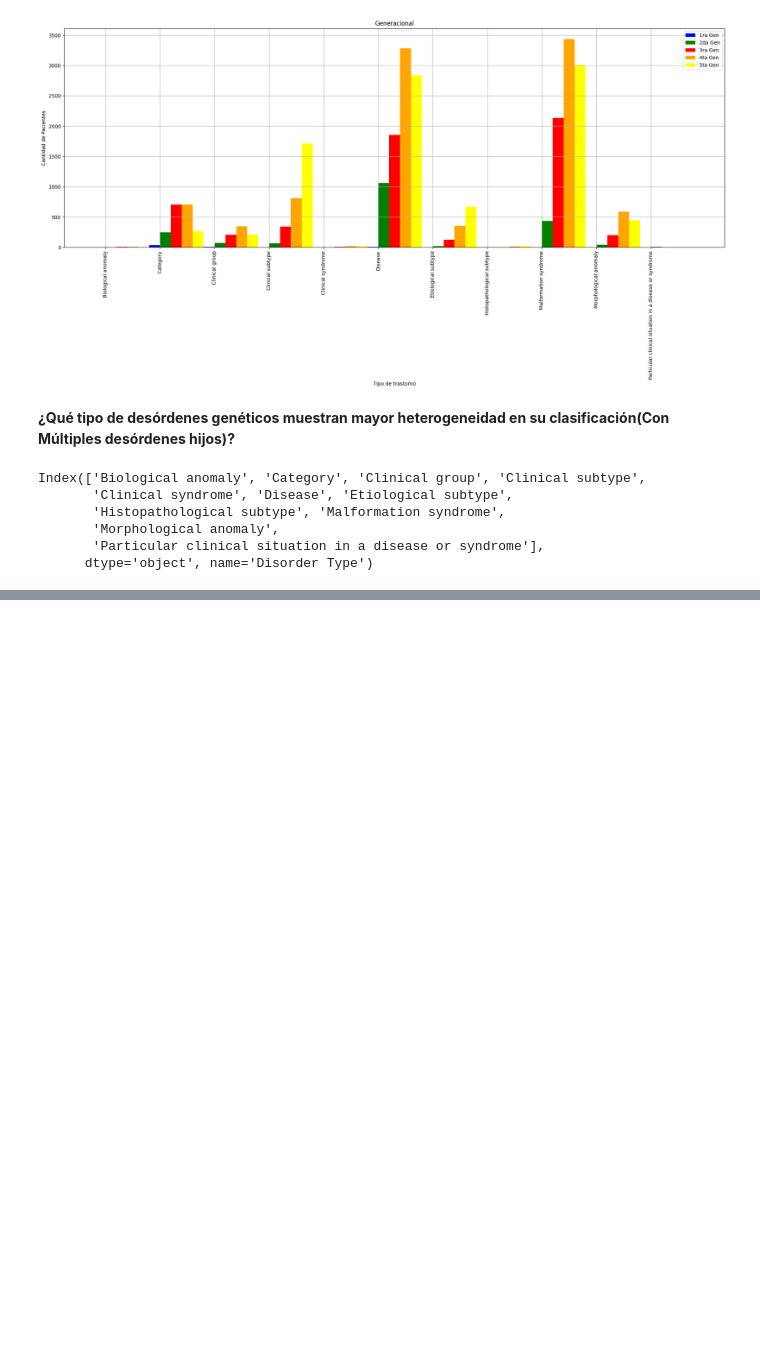
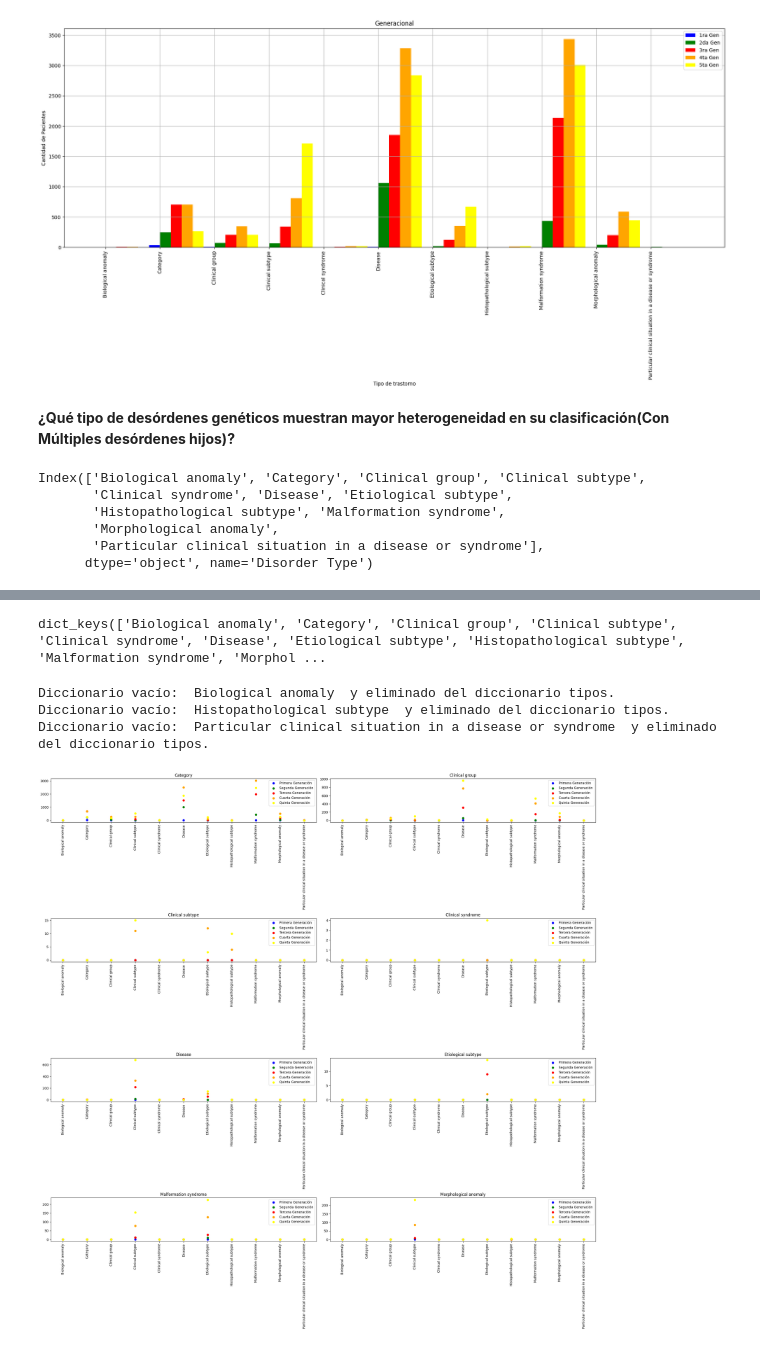
Before and after one commit to felipeduque2411/Classification_disease, a Jupyter notebook: Clasificacion_enfermedades_raras.ipynb, the cells around one changed output, grey strips where cells are left out. Saved outputs shown, nothing was run; the diff lists cells and outputs as text; code cells hidden in the pictures; blank space fills up the shorter version.

```diff
--- a/Clasificacion_enfermedades_raras.ipynb
+++ b/Clasificacion_enfermedades_raras.ipynb
@@ -4015,0 +3606,68 @@ plt.legend()
+# %%
+dfs_por_trastorno.keys()
+# %% [output]
+dict_keys(['Biological anomaly', 'Category', 'Clinical group', 'Clinical subtype', 'Clinical syndrome', 'Disease', 'Etiological subtype', 'Histopathological subtype', 'Malformation syndrome', 'Morphol ...
+# %%
+#Bucle para guardar en otro diccionario las listas con los valores de cada categoria por generaciones hijas
+valores_por_generacion = {}
+tipos = {}
+for tipo in listado_dt:
+  tipos[tipo] = {}
+  for i in range(1,6):
+    if dfs_por_trastorno[tipo]['Rama'].empty:
+      continue
+    else:
+      valores_por_generacion[i] = dfs_por_trastorno[tipo][dfs_por_trastorno[tipo]['Rama']==i]
+      tipos[tipo][i]=valores_por_generacion[i]
+# %%
+#Identificamos cuales df están vacíos
+for tipo in listado_dt:
+  if not tipos[tipo]:
+      tipos.pop(tipo)
+      print('Diccionario vacío: ',tipo, ' y eliminado del diccionario tipos.')
+  else:
+      continue
+# %% [output]
+Diccionario vacío:  Biological anomaly  y eliminado del diccionario tipos.
+Diccionario vacío:  Histopathological subtype  y eliminado del diccionario tipos.
+Diccionario vacío:  Particular clinical situation in a disease or syndrome  y eliminado del diccionario tipos.
+# %%
+indice=np.arange(11)
+colores = { 1: 'blue', 2:'green', 3:'red', 4:'orange', 5:'yellow'}  #Diccionario de colores
+graphic_labels = { 1: 'Primera Generación', 2:'Segunda Generación', 3:'Tercera Generación', 4:'Cuarta Generación', 5:'Quinta Generación'}  #Diccionario de etiquetas
+variable_g1 = None    #Variable para guardar todos los valores
+variable_g2 = None    #Variable auxiliar para después de ordenar el indice
+
+#Gráfica de Tipos
+fig, axs= plt.subplots(4,2, figsize=(24,24))
+
+for i in range(8):  # Solo 8 subgráficos
+    row = i // 2  # Fila
+    col = i % 2   # Columna
+    listado_de_tipos = list(tipos.keys())
+    tipo = listado_de_tipos[i]
+
+    #Se dibujan los puntos dentro del gráfico
+    if not tipos[tipo]:
+      continue
+    else:
+      for a in range(1,6):    # a va de 1 a 6 cantidad de tipos disponibles
+        variable_g1 = tipos[tipo][a]['Disorder Type'].value_counts()
+        for index in listado_dt:    #salta de tipo en tipo preguntando si se encuentra dentro del conteo, sino 0
+            if index not in variable_g1.index:
+              variable_g1[index] = 0
+        variable_g2=variable_g1.sort_index()
+        axs[row,col].scatter(indice, variable_g2.values, c =colores[a], label = graphic_labels[a])
+
+      # Configuraciones del subplot
+      axs[row, col].set_title(tipo)
+      axs[row, col].set_xticks(indice, listado_dt, rotation=90)
+      axs[row, col].legend()
+
+
+
+# Ajustar el layout
+plt.tight_layout()
+plt.show()
+# %% [output]
+[figure, added]
```
Also changed, not shown: parts of 16 cells of this notebook, 1 other file.
